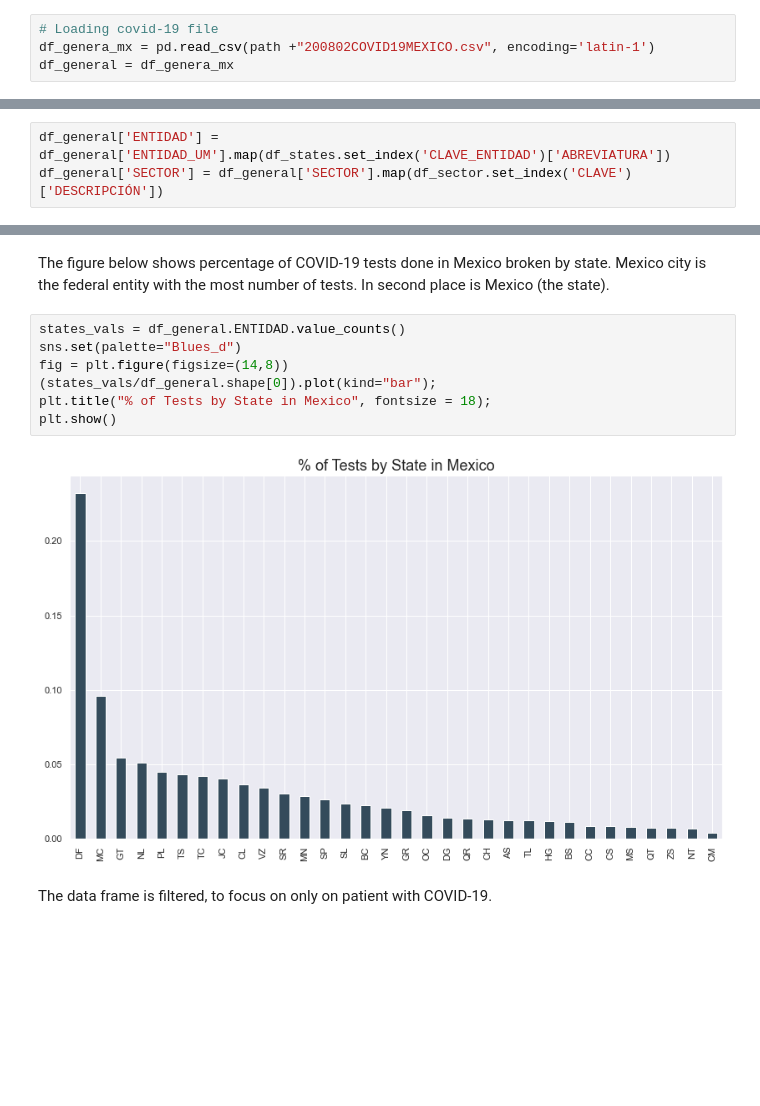
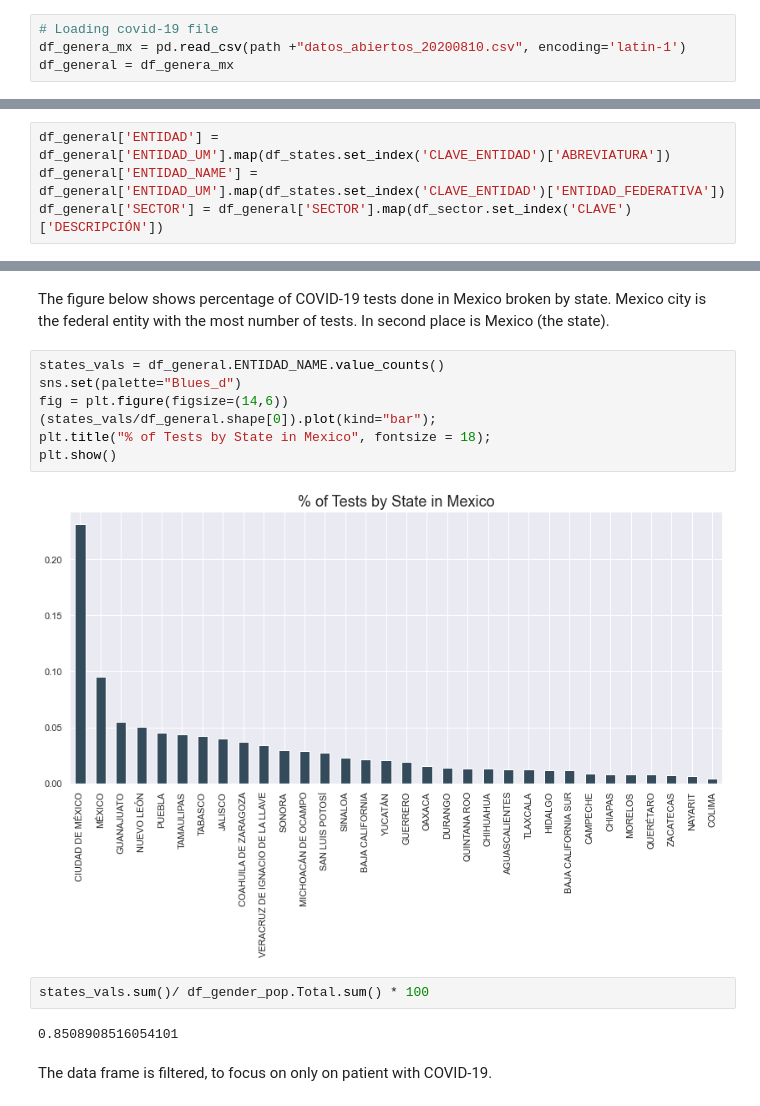
Before and after one commit to epg3/COVID_19_MX, a Jupyter notebook: EDA.ipynb, the cells around one changed output, grey strips where cells are left out. Saved outputs shown, nothing was run; the diff lists cells and outputs as text; blank space fills up the shorter version.

Commit message:
+ abbreviation in states names

```diff
--- a/EDA.ipynb
+++ b/EDA.ipynb
@@ -56,7 +56,7 @@ covid_general = file_folder(path)
 geo_states = gpd.read_file(path + "mexstates.shp")
 # %%
 # Loading covid-19 file
-df_genera_mx = pd.read_csv(path +"200802COVID19MEXICO.csv", encoding='latin-1')
+df_genera_mx = pd.read_csv(path +"datos_abiertos_20200810.csv", encoding='latin-1')
 df_general = df_genera_mx
 # %%
 #Population data
@@ -229,6 +229,7 @@ df_population = df_population.dropna(how='all')
 df_population['Num'] = df_population['Num'].astype(int)
 # %%
 df_general['ENTIDAD'] = df_general['ENTIDAD_UM'].map(df_states.set_index('CLAVE_ENTIDAD')['ABREVIATURA'])
+df_general['ENTIDAD_NAME'] = df_general['ENTIDAD_UM'].map(df_states.set_index('CLAVE_ENTIDAD')['ENTIDAD_FEDERATIVA'])
 df_general['SECTOR'] = df_general['SECTOR'].map(df_sector.set_index('CLAVE')['DESCRIPCIÓN'])
 # %%
 df_general['TIPO_PACIENTE'] = df_general['TIPO_PACIENTE'].map(df_paciente.set_index('CLAVE')['DESCRIPCIÓN'])
@@ -401,14 +402,18 @@ memory usage: 267.5+ MB
 # %% [markdown]
 The figure below shows percentage of COVID-19 tests done in Mexico broken by state. Mexico city is the federal entity with the most number of tests. In second place is Mexico (the state).
 # %%
-states_vals = df_general.ENTIDAD.value_counts()
+states_vals = df_general.ENTIDAD_NAME.value_counts()
 sns.set(palette="Blues_d")
-fig = plt.figure(figsize=(14,8))
+fig = plt.figure(figsize=(14,6))
 (states_vals/df_general.shape[0]).plot(kind="bar");
 plt.title("% of Tests by State in Mexico", fontsize = 18);
 plt.show()
 # %% [output]
-[figure, old version]
+[figure, new version]
+# %%
+states_vals.sum()/ df_gender_pop.Total.sum() * 100
+# %% [output]
+0.8508908516054101
 # %% [markdown]
 The data frame is filtered, to focus on only on patient with COVID-19.
 # %%
```
Also changed, not shown: parts of 47 cells of this notebook.
